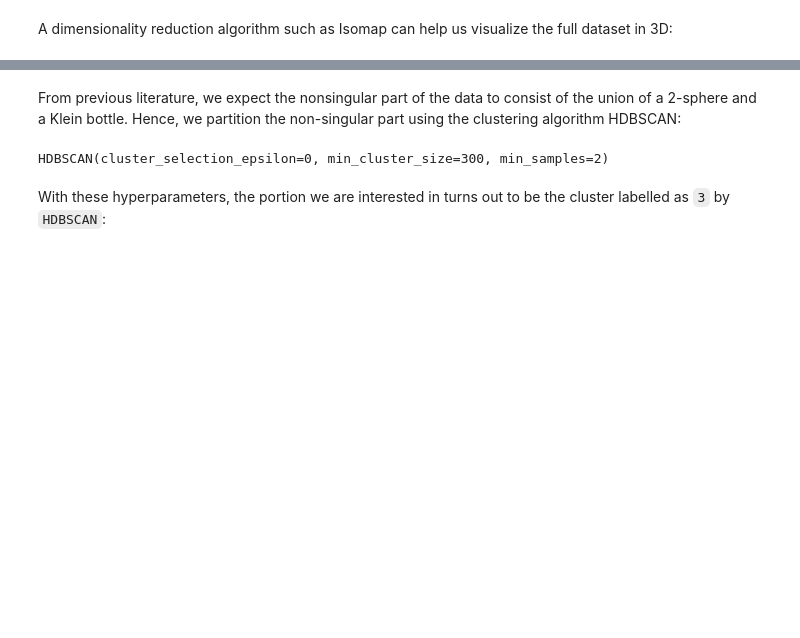
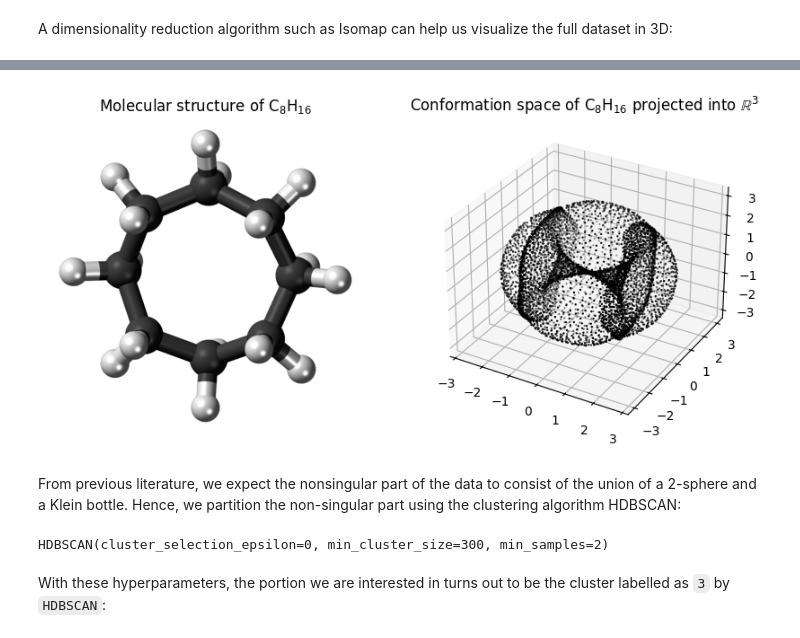
Before and after one commit to Dongwoo-Gang/sw-using-wu, a Jupyter notebook: cyclooctane_klein.ipynb, the cells around one changed output, grey strips where cells are left out. Cells and saved outputs as stored; diff of their text form; code cells hidden in the pictures; blank space fills up the shorter version.

```diff
--- a/cyclooctane_klein.ipynb
+++ b/cyclooctane_klein.ipynb
@@ -47,3 +36,21 @@ plot_point_cloud(isomap, plotly_params={"trace": {"marker_size": 1},
+# %%
+fig = plt.figure(figsize=(10, 5))
+image = img.imread('./dataset/Cyclooctane-crown-3D-balls.png')
+ax1 = fig.add_subplot(1, 2, 1)
+ax1.set_xticks([])
+ax1.set_yticks([])
+ax1.imshow(image)
+ax1.spines["top"].set_visible(False)
+ax1.spines["right"].set_visible(False)
+ax1.spines["left"].set_visible(False)
+ax1.spines["bottom"].set_visible(False)
+ax1.set_title("Molecular structure of $\mathrm{C_8H_{16}}$")
+ax2 = fig.add_subplot(1, 2, 2, projection="3d")
+ax2.scatter(isomap[:,0],isomap[:,1],isomap[:,2],s=0.5,c='black')
+ax2.set_title("Conformation space of $\mathrm{C_8H_{16}}$ projected into $\mathbb{R}^3$")
+fig.savefig("fig3.pdf",format="pdf")
+# %% [output]
+[figure, added]
 # %%
 isomap_nonsingular = isomap[nonsingular_indices]
 isomap_singular = isomap[singular_indices]
```
Also changed, not shown: parts of 9 cells of this notebook, 8 other files.
